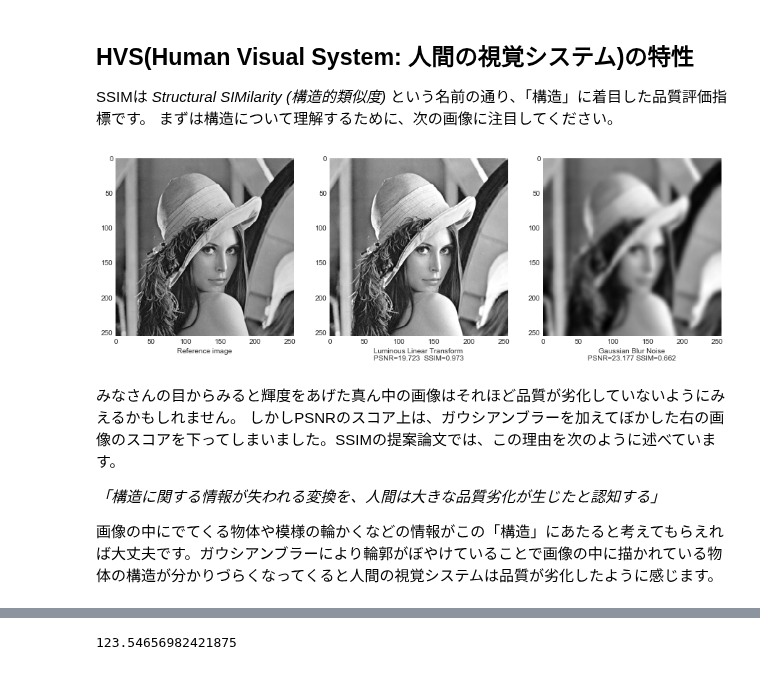
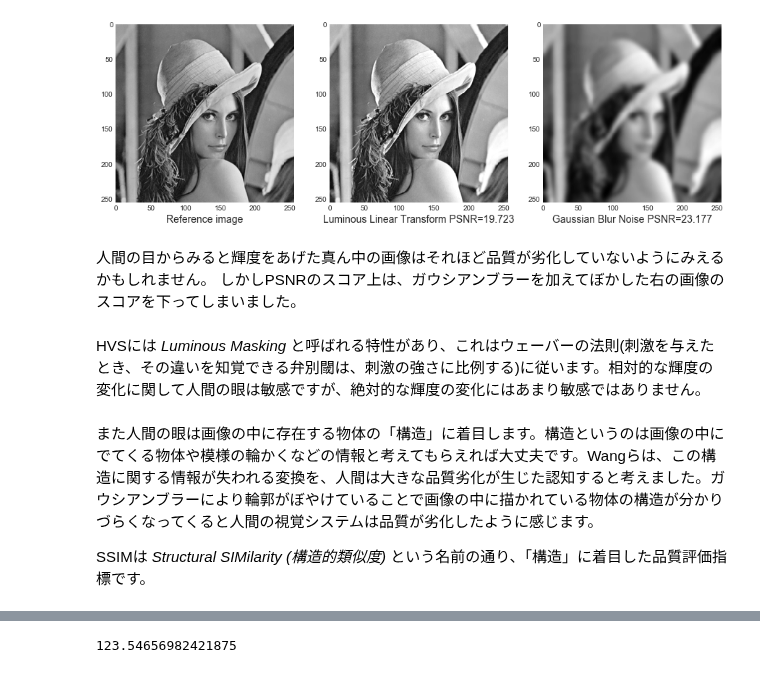
Before and after one commit to c-bata/datascience-notebook, a Jupyter notebook: notebooks/video-quality-metrics/video-quality-metrics-ssim.ipynb, the cells around one changed output, grey strips where cells are left out. Cells and saved outputs as stored; diff of their text form; code cells hidden in the pictures.

Commit message:
Update SSIM

```diff
--- a/notebooks/video-quality-metrics/video-quality-metrics-ssim.ipynb
+++ b/notebooks/video-quality-metrics/video-quality-metrics-ssim.ipynb
@@ -9,34 +10,38 @@ PSNRはその計算式のシンプルさと画像データの単純な変化量
+# %%
+fig = plt.figure(figsize=(15, 5))
+gs = gridspec.GridSpec(1, 3)
+
+def mse(ref, dis):
+    d = ref.astype(np.float64) - dis.astype(np.float64)
+    return np.mean(d **2)
+
+def psnr(ref, dis):
+    assert ref.shape == dis.shape, "Input images must have the same dimensions."
+    pixel_max = 255
+    return 20 * math.log10(pixel_max / math.sqrt(mse(ref, dis)))
+
+grayscale_luminous_array = np.clip(grayscale_array * 1.2, 0, 255) # Luminous Linear Transform
+grayscale_luminous_psnr = psnr(grayscale_array, grayscale_luminous_array)
+
+grayscale_blur_img = grayscale_img.filter(ImageFilter.GaussianBlur(3)) # Gaussian Blur
+grayscale_blur_psnr = psnr(grayscale_array, grayscale_blur_array)
+
+ax1, ax2, ax3 = fig.add_subplot(gs[0, 0]), fig.add_subplot(gs[0, 1]), fig.add_subplot(gs[0, 2])
+ax1.imshow(grayscale_array, cmap='gray')
+ax1.set_xlabel("Reference image", fontsize=14)
+ax2.imshow(grayscale_luminous_array, cmap='gray')
+ax2.set_xlabel(f"Luminous Linear Transform PSNR={grayscale_luminous_psnr:.03f}", fontsize=14)
+ax3.imshow(grayscale_blur_array, cmap='gray')
+ax3.set_xlabel(f"Gaussian Blur Noise PSNR={grayscale_blur_psnr:.03f}", fontsize=14)
+plt.show()
+# %% [output]
+[figure, added]
+# %% [markdown]
+人間の目からみると輝度をあげた真ん中の画像はそれほど品質が劣化していないようにみえるかもしれません。
+しかしPSNRのスコア上は、ガウシアンブラーを加えてぼかした右の画像のスコアを下ってしまいました。
+# %% [markdown]
+HVSには *Luminous Masking* と呼ばれる特性があり、これはウェーバーの法則(刺激を与えたとき、その違いを知覚できる弁別閾は、刺激の強さに比例する)に従います。相対的な輝度の変化に関して人間の眼は敏感ですが、絶対的な輝度の変化にはあまり敏感ではありません。
 # %% [markdown]
-## HVS(Human Visual System: 人間の視覚システム)の特性
+また人間の眼は画像の中に存在する物体の「構造」に着目します。構造というのは画像の中にでてくる物体や模様の輪かくなどの情報と考えてもらえれば大丈夫です。Wangらは、この構造に関する情報が失われる変換を、人間は大きな品質劣化が生じた認知すると考えました。ガウシアンブラーにより輪郭がぼやけていることで画像の中に描かれている物体の構造が分かりづらくなってくると人間の視覚システムは品質が劣化したように感じます。
 
 SSIMは *Structural SIMilarity (構造的類似度)* という名前の通り、「構造」に着目した品質評価指標です。
-まずは構造について理解するために、次の画像に注目してください。
-# %%
-fig = plt.figure(figsize=(15, 5))
-gs = gridspec.GridSpec(1, 3)
-
-grayscale_luminous_array = np.clip(grayscale_array * 1.2, 0, 255) # Luminous Linear Transform
-grayscale_luminous_psnr = skimage.measure.compare_psnr(grayscale_array, grayscale_luminous_array)
-grayscale_luminous_ssim = skimage.measure.compare_ssim(grayscale_array, grayscale_luminous_array, win_size=11, gaussian_weights=True)
-
-grayscale_blur_img = grayscale_img.filter(ImageFilter.GaussianBlur(3)) # Gaussian Blur
-grayscale_blur_psnr = skimage.measure.compare_psnr(grayscale_array, grayscale_blur_array)
-grayscale_blur_ssim = skimage.measure.compare_ssim(grayscale_array, grayscale_blur_array, win_size=11, gaussian_weights=True)
-
-ax1, ax2, ax3 = fig.add_subplot(gs[0, 0]), fig.add_subplot(gs[0, 1]), fig.add_subplot(gs[0, 2])
-ax1.imshow(grayscale_array, cmap='gray')
-ax1.set_xlabel("Reference image")
-ax2.imshow(grayscale_luminous_array, cmap='gray')
-ax2.set_xlabel(f"Luminous Linear Transform\nPSNR={grayscale_luminous_psnr:.03f}  SSIM={grayscale_luminous_ssim:.03f}")
-ax3.imshow(grayscale_blur_array, cmap='gray')
-ax3.set_xlabel(f"Gaussian Blur Noise\nPSNR={grayscale_blur_psnr:.03f} SSIM={grayscale_blur_ssim:.03f}")
-plt.show()
-# %% [output]
-[figure, removed]
-# %% [markdown]
-みなさんの目からみると輝度をあげた真ん中の画像はそれほど品質が劣化していないようにみえるかもしれません。
-しかしPSNRのスコア上は、ガウシアンブラーを加えてぼかした右の画像のスコアを下ってしまいました。SSIMの提案論文では、この理由を次のように述べています。
-
-*「構造に関する情報が失われる変換を、人間は大きな品質劣化が生じたと認知する」*
-
-画像の中にでてくる物体や模様の輪かくなどの情報がこの「構造」にあたると考えてもらえれば大丈夫です。ガウシアンブラーにより輪郭がぼやけていることで画像の中に描かれている物体の構造が分かりづらくなってくると人間の視覚システムは品質が劣化したように感じます。
```
Also changed, not shown: parts of 12 cells of this notebook, 1 other file.
